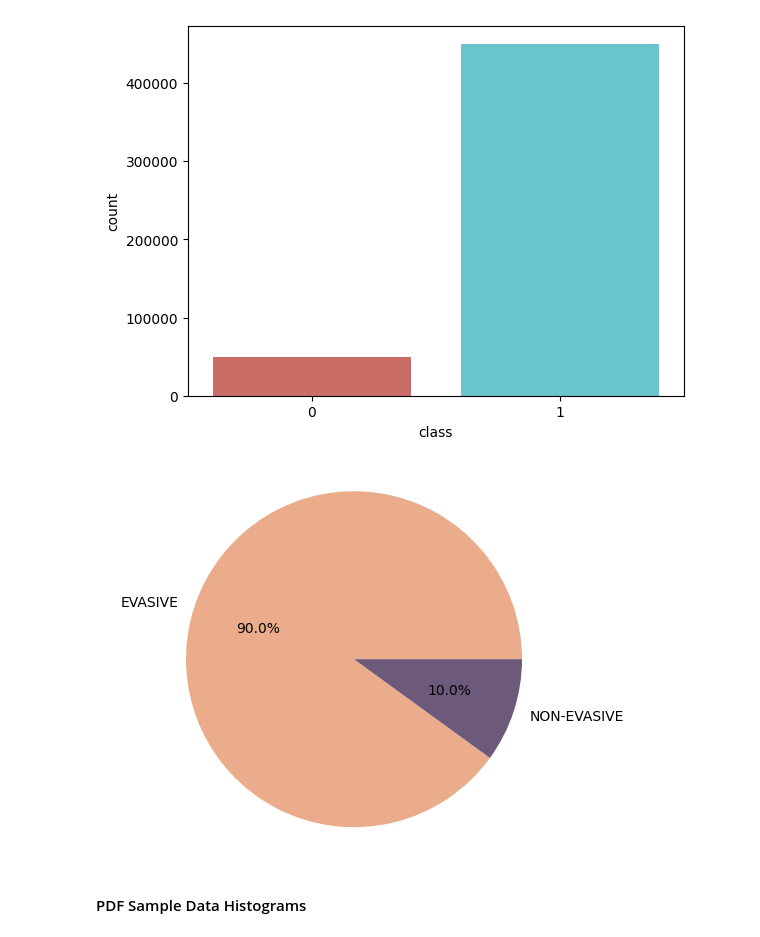
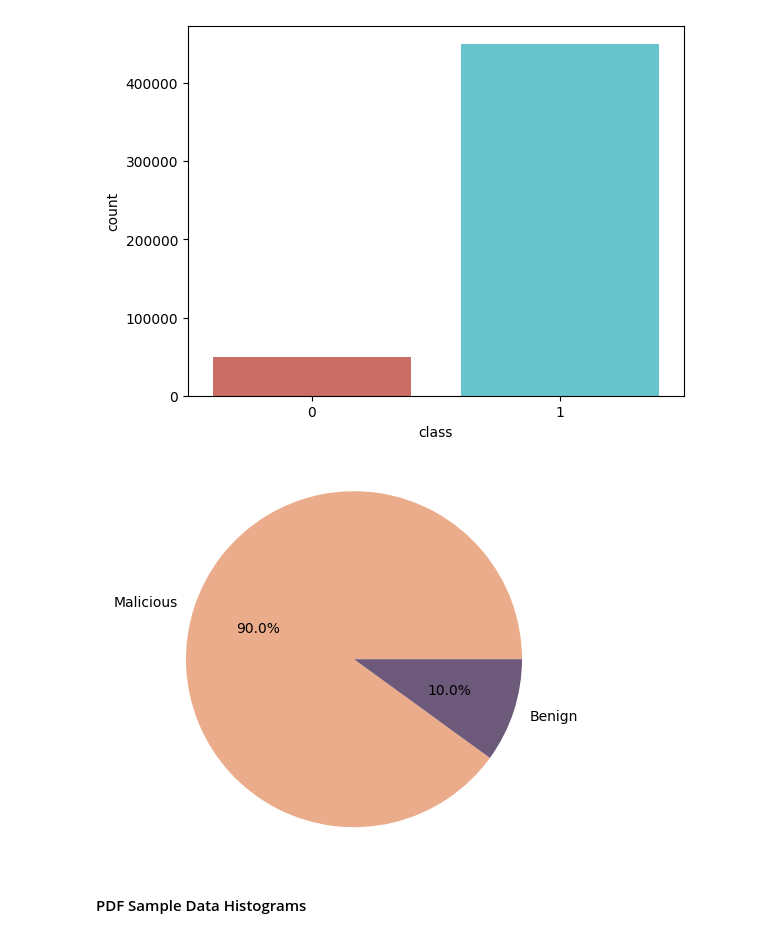
Before and after one commit to MitsukiS16/Evasive-PDF-Samples, a Jupyter notebook: Notebook.ipynb, the cells around one changed output. Cells and saved outputs as stored; diff of their text form; code cells hidden in the pictures.

```diff
--- a/Notebook.ipynb
+++ b/Notebook.ipynb
@@ -181,24 +181,22 @@ plt.show()
 # %% [output]
 [figure]
 # %%
-evasive_sample = sample[sample['class'] == 1]
-non_evasive_sample = sample[sample['class'] == 0]
+malicious_sample = sample[sample['class'] == 1]
+benign_sample = sample[sample['class'] == 0]
 # %%
-evasive_count = len(evasive_sample)
-non_evasive_count = len(non_evasive_sample)
+malicious_count = len(malicious_sample)
+benign_count = len(benign_sample)
 
-data = [evasive_count, non_evasive_count]
-colors = ( "#eaac8b","#6d597a")
-
+data = [malicious_count, benign_count]
+colors = ("#eaac8b", "#6d597a")
 
 fig1, ax1 = plt.subplots()
-ax1.pie(data, colors=colors, labels=['EVASIVE', 'NON-EVASIVE'], autopct='%1.1f%%')
+ax1.pie(data, colors=colors, labels=['Malicious', 'Benign'], autopct='%1.1f%%')
 ax1.axis('equal')
 
-
 plt.show()
 # %% [output]
-[figure, old version]
+[figure, new version]
 # %% [markdown]
 #### PDF Sample Data Histograms
 # %%
```
Also changed, not shown: parts of 4 cells of this notebook.
